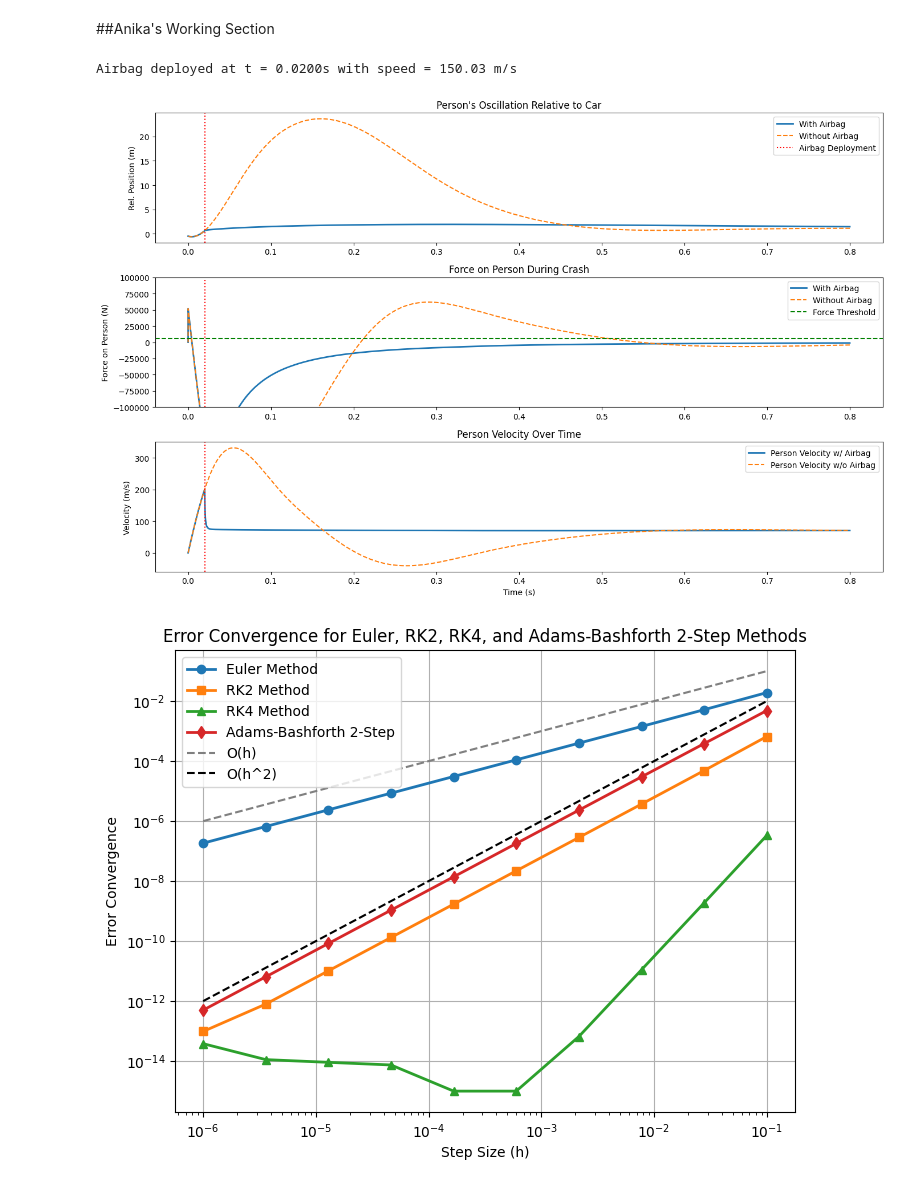
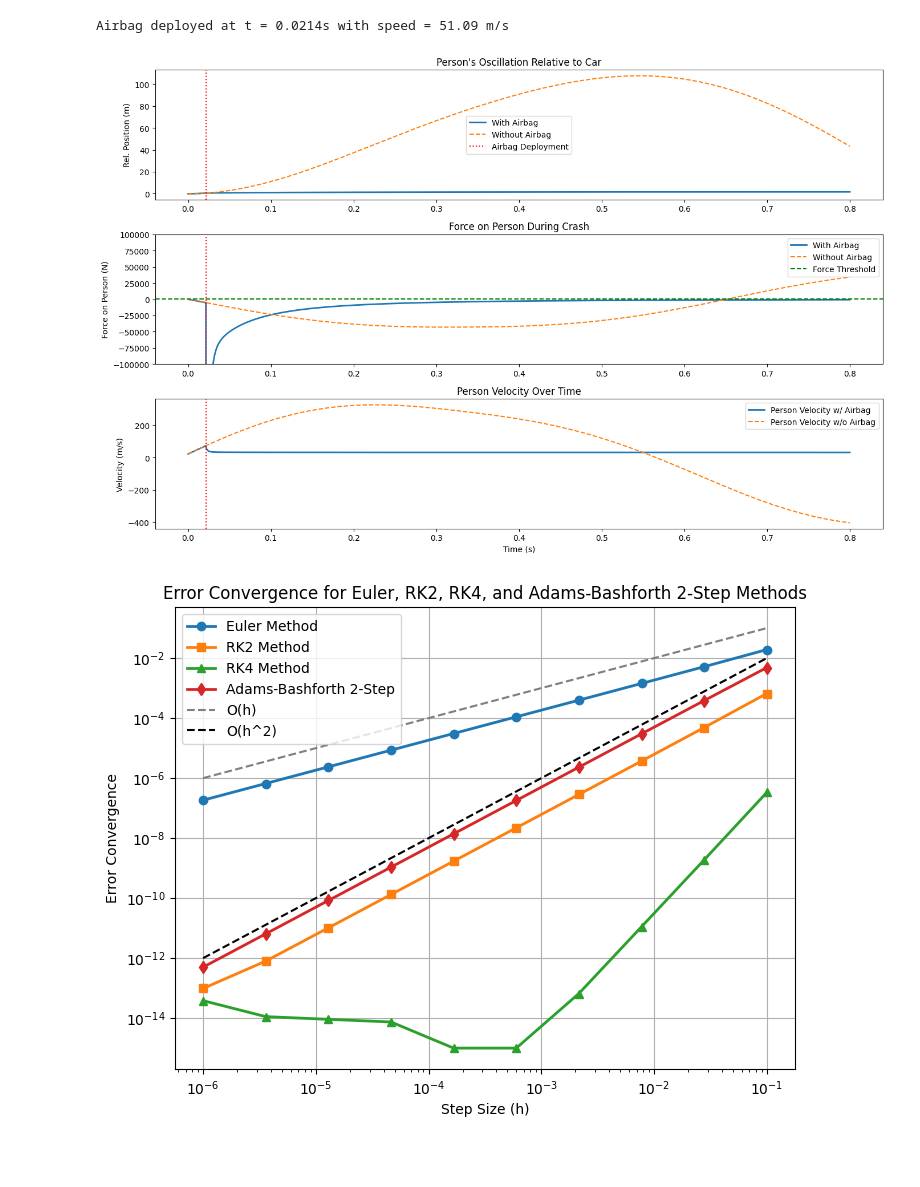
Before and after one commit to defnetiritoglu/AE370-Project1, a Jupyter notebook: AE_370_Project_1.ipynb, the cells around one changed output. Drawn from its saved outputs; the diff is of its cells as text; code cells hidden in the pictures; blank space fills up the shorter version.

```diff
--- a/AE_370_Project_1.ipynb
+++ b/AE_370_Project_1.ipynb
@@ -1,21 +1,19 @@
 # %%
 import numpy as np
 from sympy import *
-# %% [markdown]
-##Anika's Working Section
 # %%
 import numpy as np
 import matplotlib.pyplot as plt
 
 # User-defined parameters
-v_0_car = 50.0  # m/s (initial velocity of the car)
-v_0_truck = 72.0  # m/s (initial velocity of the truck)
-m_c = 1200.0  # kg (mass of the car)
+v_0_car = 22  # m/s (initial velocity of the car)
+v_0_truck = 32.0  # m/s (initial velocity of the truck)
+m_c = 1000.0  # kg (mass of the car)
 m_t = 6000.0  # kg (mass of the truck)
 m_p = 70.0     # kg (mass of the person)
-force_threshold = m_c * 5  # N, shows the 10-12mph speed that is required for the airbags to pop FOR UNBELTED DRIVERS
-seat_distance = 0.5  # meters (distance between the car seat and person)
-k_crumple_zone = 10
+force_threshold = m_p * 5  # N, shows the 10-12mph speed that is required for the airbags to pop FOR UNBELTED DRIVERS
+seat_distance = 0.0025  # meters (distance between the car seat and person)
+k_crumple_zone = 1200
 k_airbag = force_threshold / 1.5  # N/m (spring constant)
 recommended_deploy_velocity = 5  # m/s (velocity at which airbag deploys)
 
@@ -39,11 +37,11 @@ x_t[0] = 0.0
 x_c[0] = 0.0
 v_c[0] = v_0_car
 x_p[0] = -seat_distance
-v_p[0] = 0.0
+v_p[0] = v_0_car
 v_t = v_0_truck  # truck velocity is constant
 
 # Define the base damping coefficient (c_base) before airbag deployment
-c_base = 1000.0  # N·s/m (baseline damping coefficient)
+c_base = 100  # N·s/m (baseline damping coefficient)
 
 # Airbag deployment control
 deploy_time = None
@@ -54,7 +52,7 @@ deploy_delay = 0.02  # Delay after force exceeds threshold (20 ms)
 def dynamic_damping(t, deploy_time, v_rel):
     if deploy_time is not None and t >= deploy_time:
         # Apply damping only when airbag is deployed, based on relative velocity
-        return 3000.0 + 1000.0 * np.abs(v_rel)  # Increased damping with speed
+        return 3000 + 1000.0 * np.abs(v_rel)  # Increased damping with speed
     return c_base  # Base damping before airbag deploys
 
 # Velocity-dependent damping for the Truck-Car interaction
@@ -72,7 +70,7 @@ def derivatives(x_c, v_c, x_p, v_p, t, deploy_time, v_t, x_t_current):
     v_rel_truck = v_c - v_t  # relative velocity between car and truck
     x_rel_truck = x_c - x_t_current  # relative displacement using current truck position
     c_crash = truck_car_damping(v_rel_truck)
-    F_truck_force = k_crumple_zone * x_t[i+1] + c_crash * v_rel_truck # Truck impact force
+    F_truck_force = k_crumple_zone * x_t_current + c_crash * v_rel_truck # Truck impact force
 
     #car-person system:
     v_rel = v_p - v_c  # relative velocity between person and car
@@ -132,7 +130,7 @@ F_truck_no = np.zeros(num_steps)
 x_c_no[0] = 0.0
 v_c_no[0] = v_0_car
 x_p_no[0] = -seat_distance
-v_p_no[0] = 0.0
+v_p_no[0] = v_0_car
 
 for i in range(num_steps - 1):
     t = time[i]
@@ -165,35 +163,35 @@ plt.title("Person's Oscillation Relative to Car")
 plt.legend()
 
 # Second subplot - Force on Person During Crash (Zoomed in)
 plt.subplot(3, 1, 2)
 plt.plot(time, F_person, label="With Airbag", linewidth=2)
 plt.plot(time, F_person_no, label="Without Airbag", linestyle='--')
 plt.axhline(force_threshold, color='green', linestyle='--', label='Force Threshold')
 if deploy_time:
     plt.axvline(deploy_time, color='r', linestyle=':')
 plt.ylabel("Force on Person (N)")
 plt.title("Force on Person During Crash")
 plt.legend()
 plt.ylim(-100000,100000)
 
 
 
 # Third subplot - Person Velocity Over Time
 plt.subplot(3, 1, 3)
 plt.plot(time, v_p, label="Person Velocity w/ Airbag", linewidth=2)
 plt.plot(time, v_p_no, label="Person Velocity w/o Airbag", linestyle='--')
 if deploy_time:
     plt.axvline(deploy_time, color='r', linestyle=':')
 plt.ylabel("Velocity (m/s)")
 plt.xlabel("Time (s)")
 plt.title("Person Velocity Over Time")
 plt.legend()
 
 plt.tight_layout()
 plt.show()
 # %% [output]
-Airbag deployed at t = 0.0200s with speed = 150.03 m/s
+Airbag deployed at t = 0.0214s with speed = 51.09 m/s
-[figure, old version]
+[figure, new version]
 # %%
 import numpy as np
 import matplotlib.pyplot as plt
```
Also changed, not shown: parts of 4 cells of this notebook.
